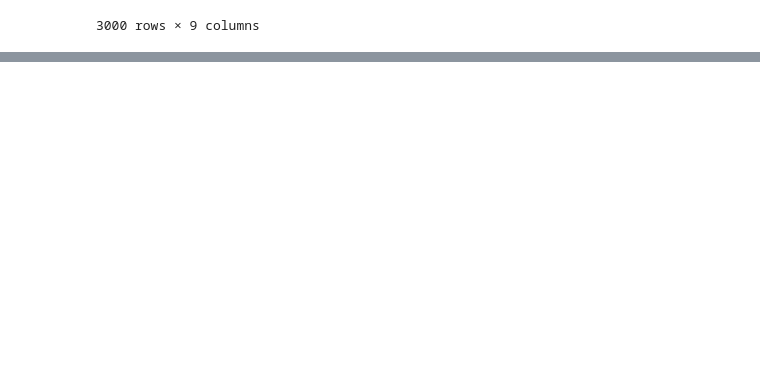
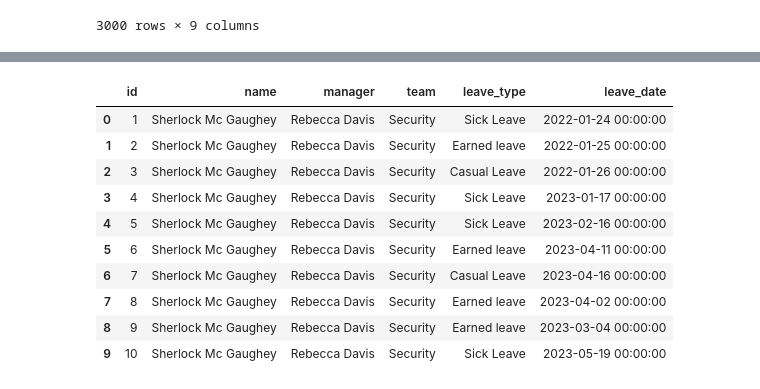
Before and after one commit to BTX0/Dtaops, a Jupyter notebook: data-loading.ipynb, the cells around one changed output, grey strips where cells are left out. Saved outputs shown, nothing was run; the diff lists cells and outputs as text; code cells hidden in the pictures; blank space fills up the shorter version.

```diff
--- a/data-loading.ipynb
+++ b/data-loading.ipynb
@@ -90,0 +139,30 @@ leave_table
+# %%
+import requests
+import pandas as pd
+
+# Send GET request to API
+response = requests.get("http://localhost:8000/users")
+
+# Check if the request was successful
+if response.status_code == 200:
+    # Get the JSON data from the response
+    data = response.json()
+
+    # Create a DataFrame from the data
+    df = pd.DataFrame(data)
+else:
+    print("Failed to retrieve data from the API.")
+
+df.head(10)
+# %% [output]
+|  | id | name | manager | team | leave_type | leave_date |
+| 0 | 1 | Sherlock Mc Gaughey | Rebecca Davis | Security | Sick Leave | 2022-01-24 00:00:00 |
+| 1 | 2 | Sherlock Mc Gaughey | Rebecca Davis | Security | Earned leave | 2022-01-25 00:00:00 |
+| 2 | 3 | Sherlock Mc Gaughey | Rebecca Davis | Security | Casual Leave | 2022-01-26 00:00:00 |
+| 3 | 4 | Sherlock Mc Gaughey | Rebecca Davis | Security | Sick Leave | 2023-01-17 00:00:00 |
+| 4 | 5 | Sherlock Mc Gaughey | Rebecca Davis | Security | Sick Leave | 2023-02-16 00:00:00 |
+| 5 | 6 | Sherlock Mc Gaughey | Rebecca Davis | Security | Earned leave | 2023-04-11 00:00:00 |
+| 6 | 7 | Sherlock Mc Gaughey | Rebecca Davis | Security | Casual Leave | 2023-04-16 00:00:00 |
+| 7 | 8 | Sherlock Mc Gaughey | Rebecca Davis | Security | Earned leave | 2023-04-02 00:00:00 |
+| 8 | 9 | Sherlock Mc Gaughey | Rebecca Davis | Security | Earned leave | 2023-03-04 00:00:00 |
+| 9 | 10 | Sherlock Mc Gaughey | Rebecca Davis | Security | Sick Leave | 2023-05-19 00:00:00 |
```
Also changed, not shown: parts of 4 cells of this notebook, 6 other files.
